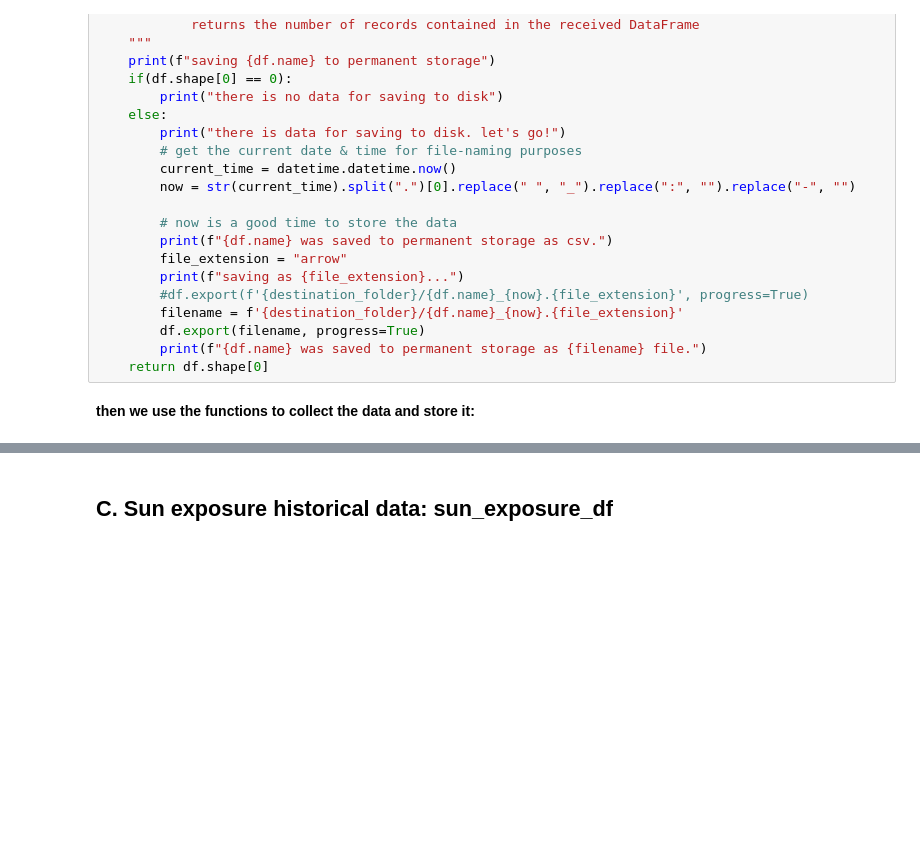
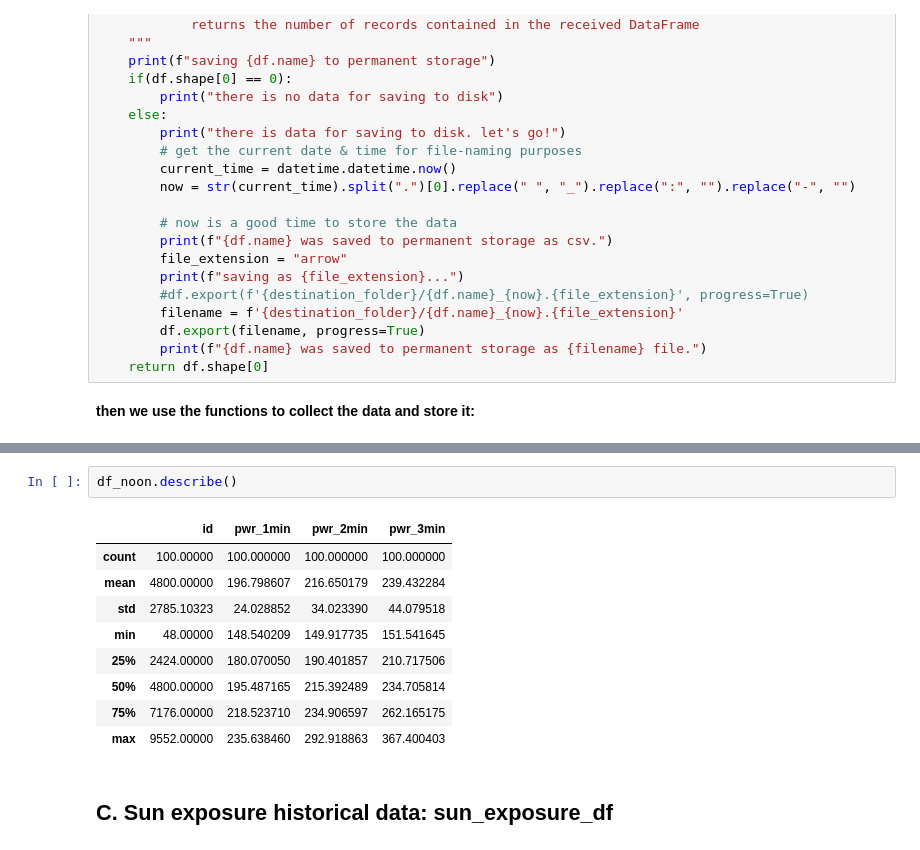
Before and after one commit to hugobertini-ds/photovoltaicperformance, a Jupyter notebook: PhotovoltaicPerformance_v01.ipynb, the cells around one changed output, grey strips where cells are left out. Drawn from its saved outputs; the diff is of its cells as text; blank space fills up the shorter version.

```diff
--- a/PhotovoltaicPerformance_v01.ipynb
+++ b/PhotovoltaicPerformance_v01.ipynb
@@ -527,3 +977,15 @@ consumption_df.describe()
+# %%
+df_noon.describe()
+# %% [output]
+|  | id | pwr_1min | pwr_2min | pwr_3min |
+| count | 100.00000 | 100.000000 | 100.000000 | 100.000000 |
+| mean | 4800.00000 | 196.798607 | 216.650179 | 239.432284 |
+| std | 2785.10323 | 24.028852 | 34.023390 | 44.079518 |
+| min | 48.00000 | 148.540209 | 149.917735 | 151.541645 |
+| 25% | 2424.00000 | 180.070050 | 190.401857 | 210.717506 |
+| 50% | 4800.00000 | 195.487165 | 215.392489 | 234.705814 |
+| 75% | 7176.00000 | 218.523710 | 234.906597 | 262.165175 |
+| max | 9552.00000 | 235.638460 | 292.918863 | 367.400403 |
 # %% [markdown]
 ## C. Sun exposure historical data: sun_exposure_df
 # %% [markdown]
```
Also changed, not shown: parts of 13 cells of this notebook, 1 other file.
